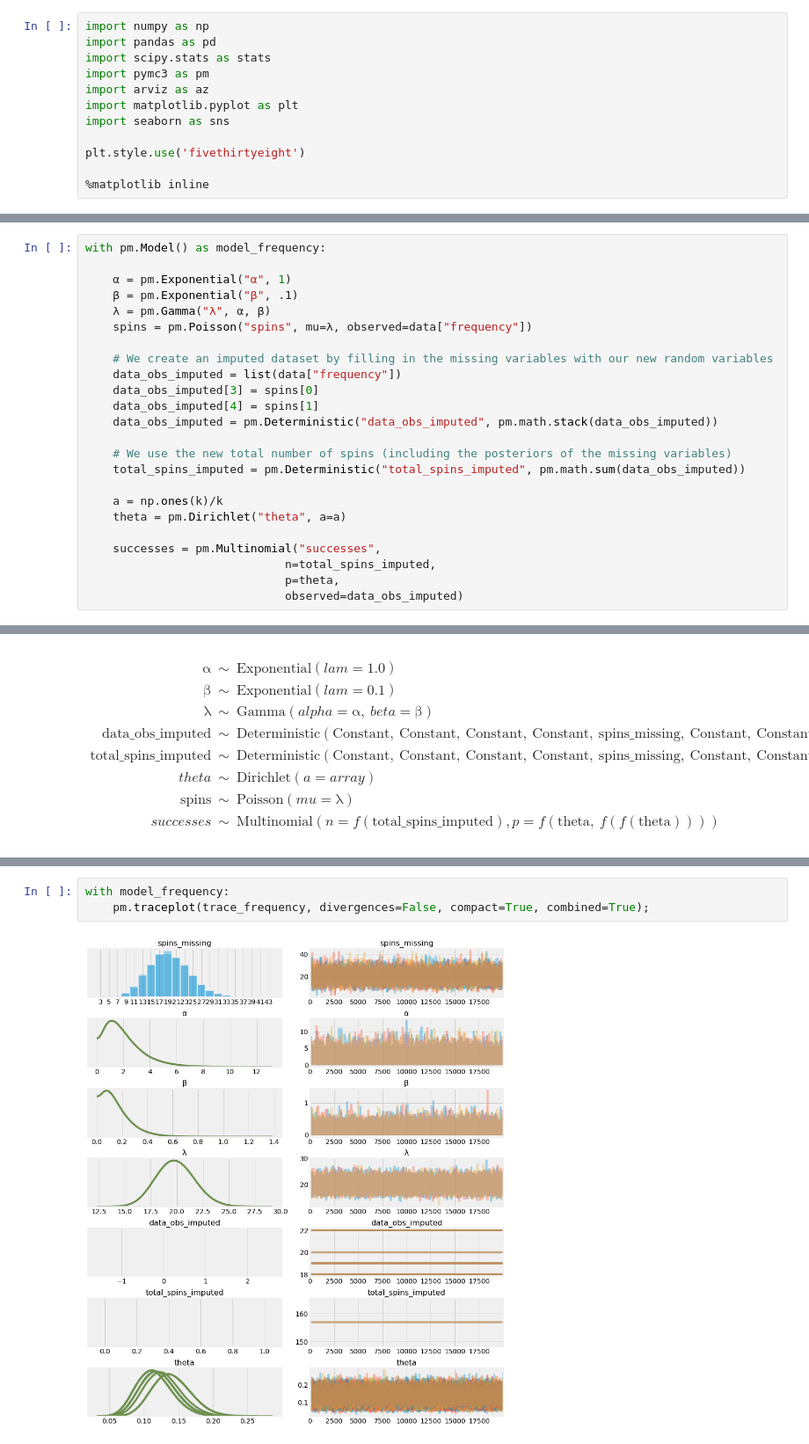
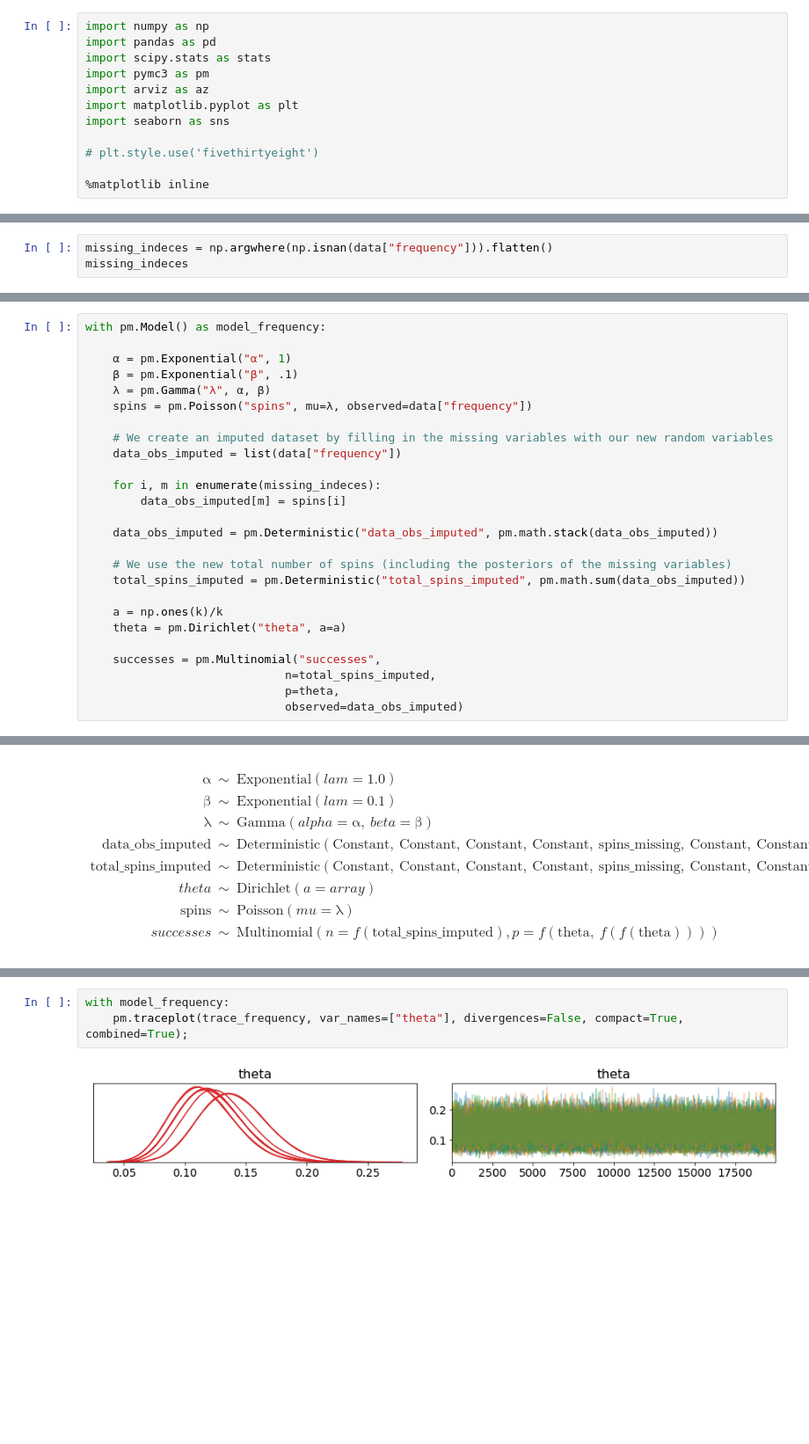
Before and after one commit to clausherther/public, a Jupyter notebook: Rethinking - Andrew's Spinner.ipynb, the cells around one changed output, grey strips where cells are left out. Shown at 88% size. Cells and saved outputs as stored; diff of their text form; blank space fills up the shorter version.

Commit message:
Make missing values dynamic

```diff
--- a/Rethinking - Andrew's Spinner.ipynb
+++ b/Rethinking - Andrew's Spinner.ipynb
@@ -7,7 +7,7 @@ import arviz as az
 import matplotlib.pyplot as plt
 import seaborn as sns
 
-plt.style.use('fivethirtyeight')
+# plt.style.use('fivethirtyeight')
 
 %matplotlib inline
 # %%
@@ -44,3 +44,6 @@ data
 | 5 | 19.0 |
 | 6 | 20.0 |
 | 7 | 22.0 |
+# %%
+missing_indeces = np.argwhere(np.isnan(data["frequency"])).flatten()
+missing_indeces
@@ -56,8 +61,10 @@ with pm.Model() as model_frequency:
 
     # We create an imputed dataset by filling in the missing variables with our new random variables
     data_obs_imputed = list(data["frequency"])
-    data_obs_imputed[3] = spins[0]
-    data_obs_imputed[4] = spins[1]
+
+    for i, m in enumerate(missing_indeces):
+        data_obs_imputed[m] = spins[i]
+
     data_obs_imputed = pm.Deterministic("data_obs_imputed", pm.math.stack(data_obs_imputed))
 
     # We use the new total number of spins (including the posteriors of the missing variables)
@@ -93,8 +105,8 @@ The number of effective samples is smaller than 10% for some parameters.
 # %%
 with model_frequency:
-    pm.traceplot(trace_frequency, divergences=False, compact=True, combined=True);
+    pm.traceplot(trace_frequency, var_names=["theta"], divergences=False, compact=True, combined=True);
 # %% [output]
-[figure, old version]
+[figure, new version]
 # %%
 data["probability"] = trace_frequency["theta"].mean(axis=0)
 data
```
Also changed, not shown: parts of 8 cells of this notebook.
